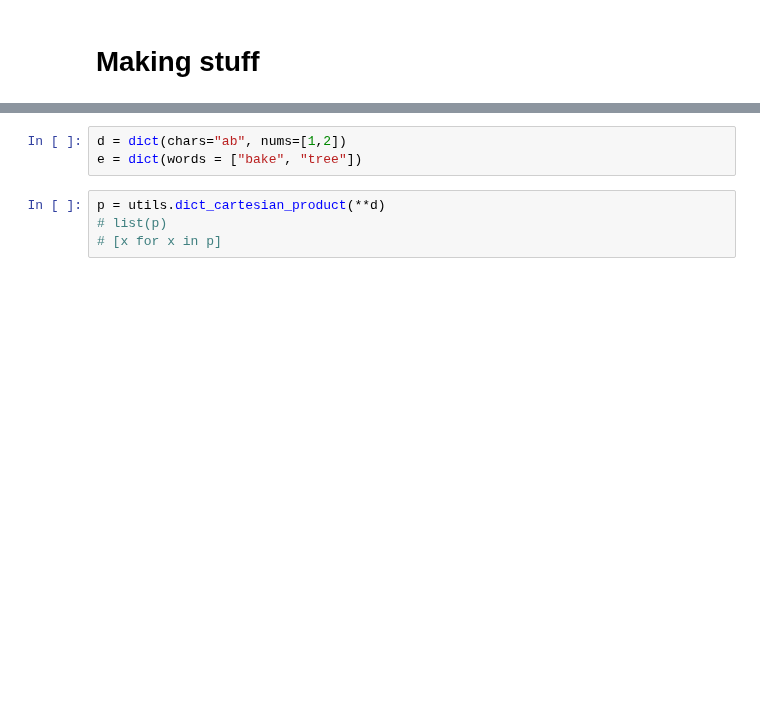
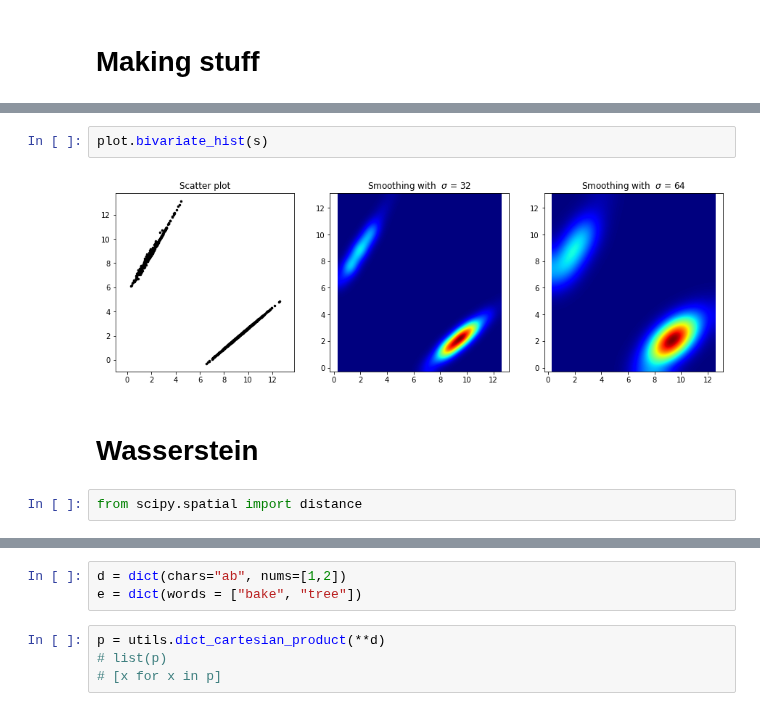
Before and after one commit to ratschlab/projects-2020-Neural-SVGD, a Jupyter notebook: notebooks/Making, fixing.ipynb, the cells around one changed output, grey strips where cells are left out. Cells and saved outputs as stored; diff of their text form; blank space fills up the shorter version.

```diff
--- a/notebooks/Making, fixing.ipynb
+++ b/notebooks/Making, fixing.ipynb
@@ -34,0 +78,8 @@ rkey = random.PRNGKey(0)
+# %%
+plot.bivariate_hist(s)
+# %% [output]
+[figure, added]
+# %% [markdown]
+# Wasserstein
+# %%
+from scipy.spatial import distance
```
Also changed, not shown: parts of 13 cells of this notebook, 8 other files.
